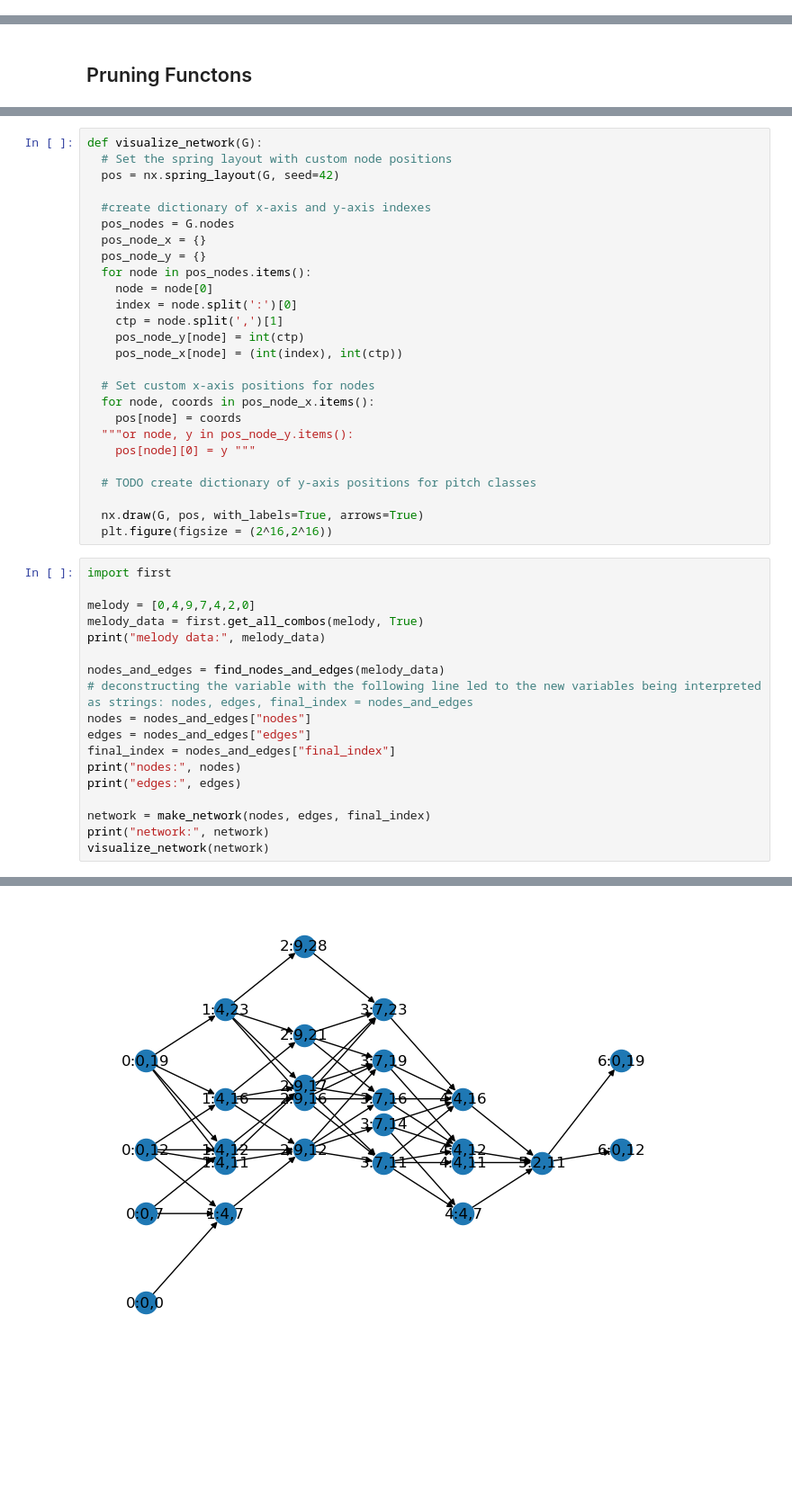
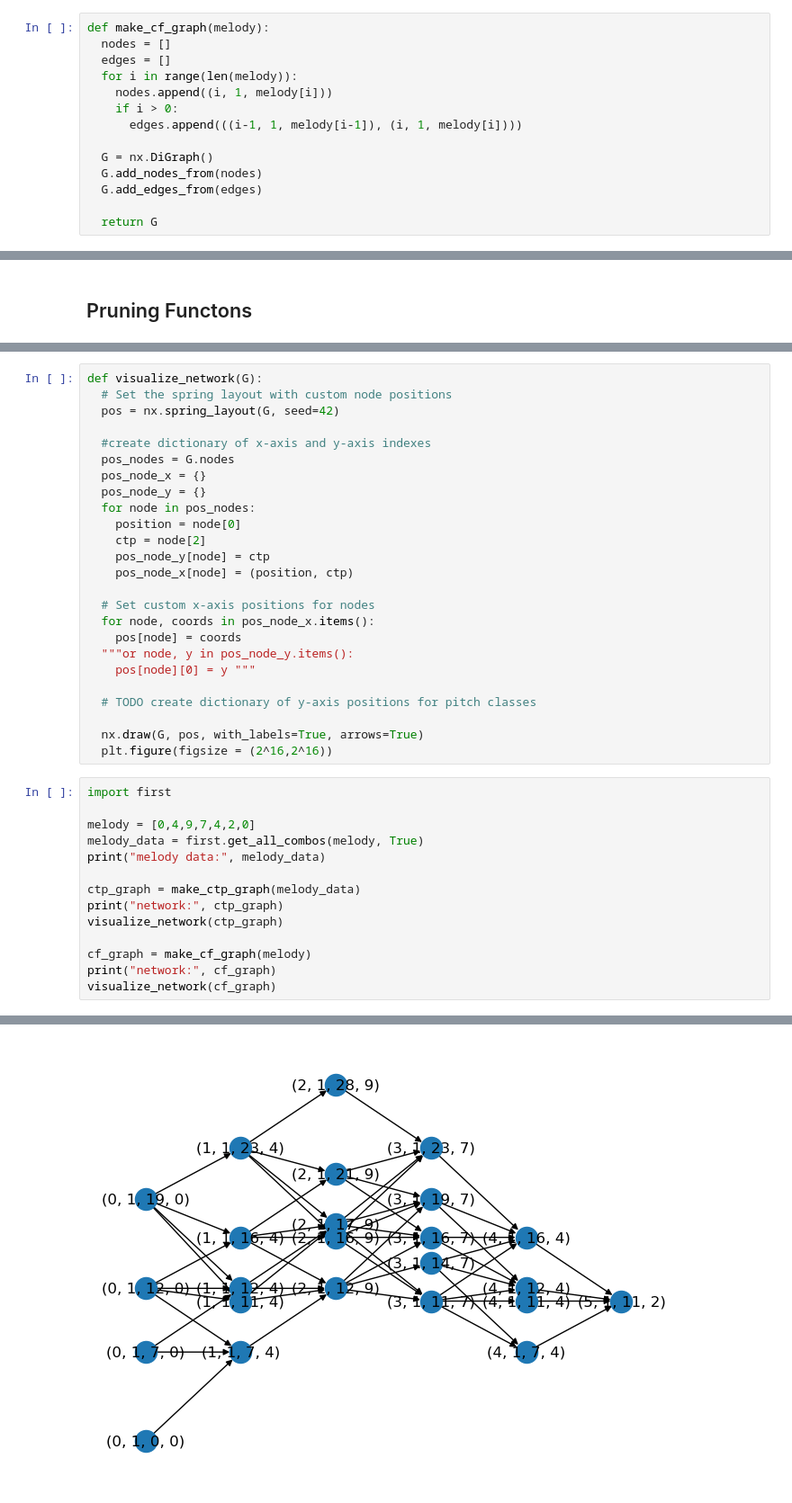
Before and after one commit to kainenw/counterpoint, a Jupyter notebook: graph.ipynb, the cells around one changed output, grey strips where cells are left out. Shown at 90% size. Drawn from its saved outputs; the diff is of its cells as text; blank space fills up the shorter version.

```diff
--- a/graph.ipynb
+++ b/graph.ipynb
@@ -6,0 +10,14 @@ def node_label(position, cf, ctp):
+# %%
+def make_cf_graph(melody):
+  nodes = []
+  edges = []
+  for i in range(len(melody)):
+    nodes.append((i, 1, melody[i]))
+    if i > 0:
+      edges.append(((i-1, 1, melody[i-1]), (i, 1, melody[i])))
+
+  G = nx.DiGraph()
+  G.add_nodes_from(nodes)
+  G.add_edges_from(edges)
+
+  return G
@@ -183,12 +185,11 @@ def visualize_network(G):
   pos_nodes = G.nodes
   pos_node_x = {}
   pos_node_y = {}
-  for node in pos_nodes.items():
-    node = node[0]
-    index = node.split(':')[0]
-    ctp = node.split(',')[1]
-    pos_node_y[node] = int(ctp)
-    pos_node_x[node] = (int(index), int(ctp))
+  for node in pos_nodes:
+    position = node[0]
+    ctp = node[2]
+    pos_node_y[node] = ctp
+    pos_node_x[node] = (position, ctp)
 
   # Set custom x-axis positions for nodes
   for node, coords in pos_node_x.items():
@@ -207,15 +208,11 @@ melody = [0,4,9,7,4,2,0]
 melody_data = first.get_all_combos(melody, True)
 print("melody data:", melody_data)
 
-nodes_and_edges = find_nodes_and_edges(melody_data)
-# deconstructing the variable with the following line led to the new variables being interpreted as strings: nodes, edges, final_index = nodes_and_edges
-nodes = nodes_and_edges["nodes"]
-edges = nodes_and_edges["edges"]
-final_index = nodes_and_edges["final_index"]
-print("nodes:", nodes)
-print("edges:", edges)
+ctp_graph = make_ctp_graph(melody_data)
+print("network:", ctp_graph)
+visualize_network(ctp_graph)
 
-network = make_network(nodes, edges, final_index)
-print("network:", network)
-visualize_network(network)
+cf_graph = make_cf_graph(melody)
+print("network:", cf_graph)
+visualize_network(cf_graph)
 # %% [output]
@@ -228 +229 @@ network: DiGraph with 26 nodes and 58 edges
-[figure, old version]
+[figure, new version]
```
Also changed, not shown: parts of 7 cells of this notebook.
